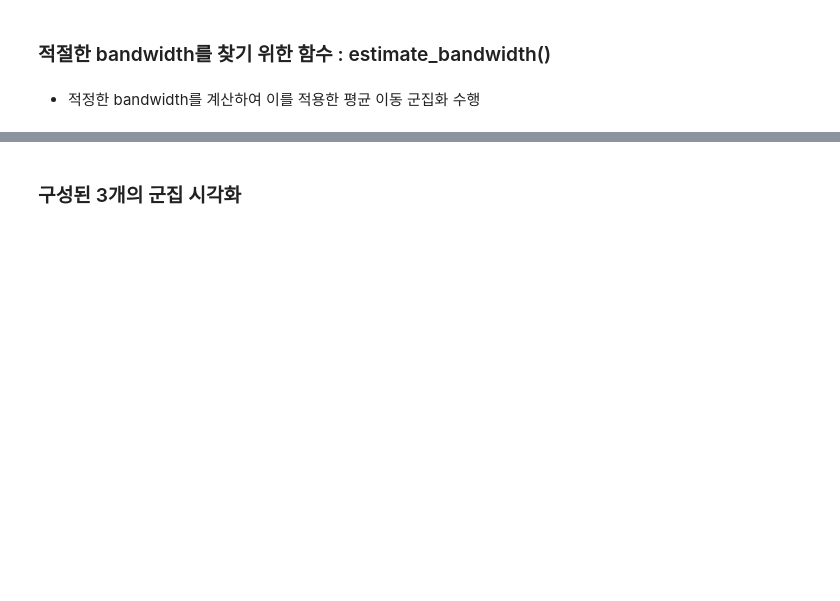
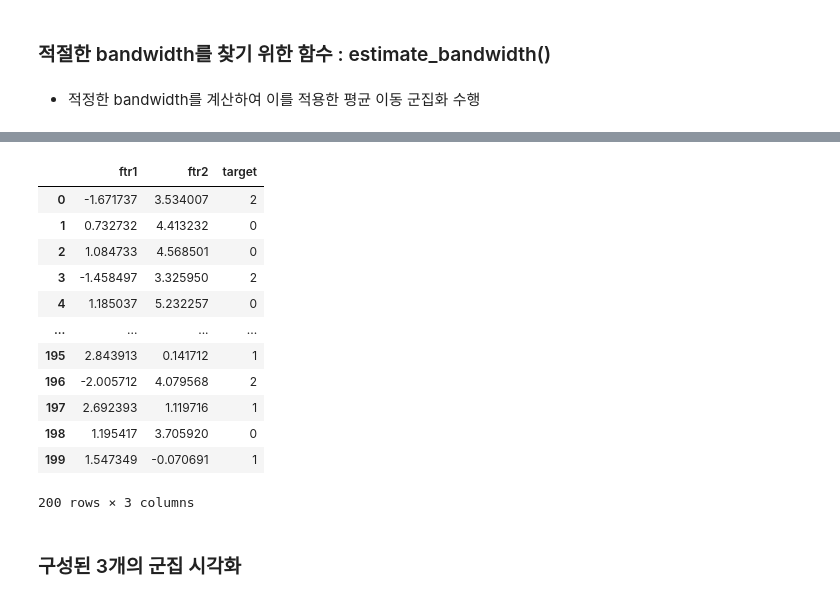
Before and after one commit to annmunju/multicam_ds, a Jupyter notebook: 12_MachineLearning/day9/머신러닝_25_군집화3_평균이동.ipynb, the cells around one changed output, grey strips where cells are left out. Drawn from its saved outputs; the diff is of its cells as text; code cells hidden in the pictures; blank space fills up the shorter version.

```diff
--- a/12_MachineLearning/day9/머신러닝_25_군집화3_평균이동.ipynb
+++ b/12_MachineLearning/day9/머신러닝_25_군집화3_평균이동.ipynb
@@ -71,3 +113,21 @@ from sklearn.cluster import MeanShift
+# %%
+clusterDF = pd.DataFrame(X, columns=['ftr1','ftr2'])
+clusterDF['target'] = y
+clusterDF
+# %% [output]
+|  | ftr1 | ftr2 | target |
+| 0 | -1.671737 | 3.534007 | 2 |
+| 1 | 0.732732 | 4.413232 | 0 |
+| 2 | 1.084733 | 4.568501 | 0 |
+| 3 | -1.458497 | 3.325950 | 2 |
+| 4 | 1.185037 | 5.232257 | 0 |
+| ... | ... | ... | ... |
+| 195 | 2.843913 | 0.141712 | 1 |
+| 196 | -2.005712 | 4.079568 | 2 |
+| 197 | 2.692393 | 1.119716 | 1 |
+| 198 | 1.195417 | 3.705920 | 0 |
+| 199 | 1.547349 | -0.070691 | 1 |
+200 rows × 3 columns
 # %% [markdown]
 ### 구성된 3개의 군집 시각화
 # %%
```
Also changed, not shown: parts of 10 cells of this notebook, 2 other files.
